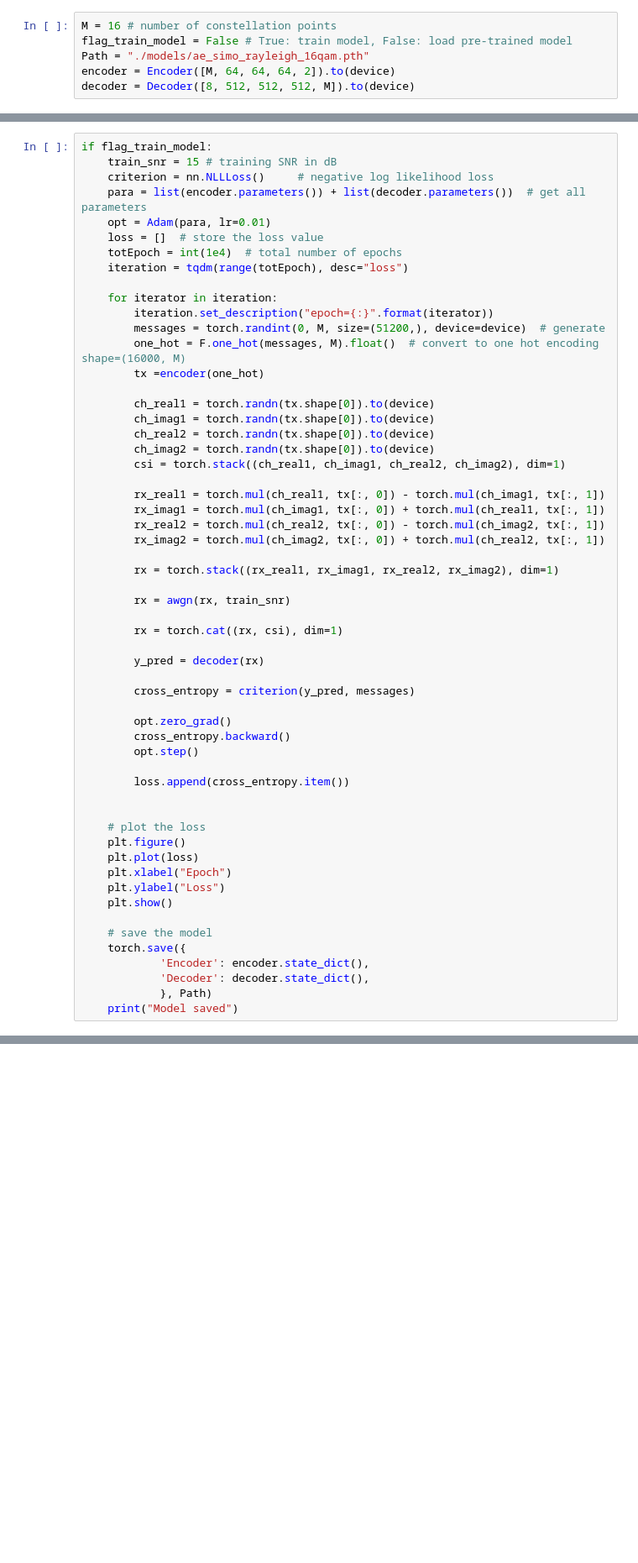
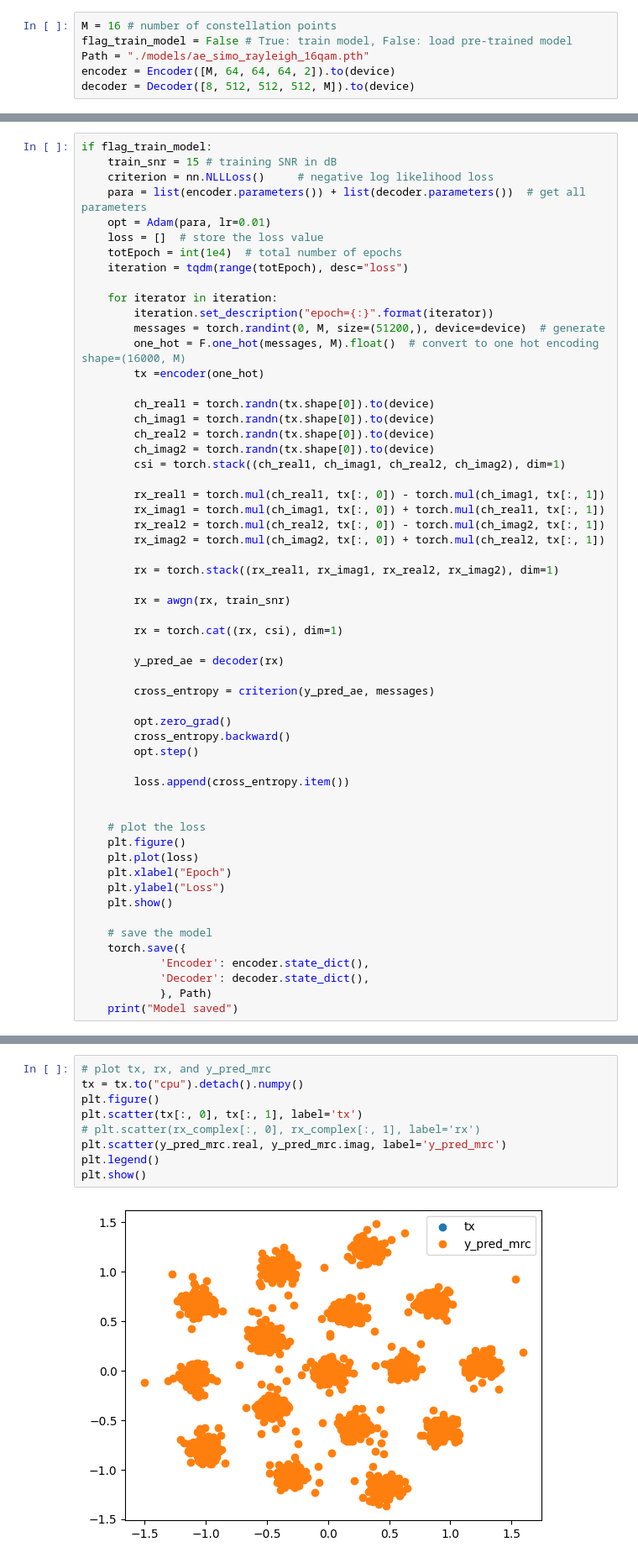
Before and after one commit to yewentai/Auto-Encoder-in-SIMO-System, a Jupyter notebook: AE_SIMO_MQAM_Rayleigh.ipynb, the cells around one changed output, grey strips where cells are left out. Shown at 84% size. Drawn from its saved outputs; the diff is of its cells as text; blank space fills up the shorter version.

```diff
--- a/AE_SIMO_MQAM_Rayleigh.ipynb
+++ b/AE_SIMO_MQAM_Rayleigh.ipynb
@@ -53,9 +62,9 @@ if flag_train_model:
 
         rx = torch.cat((rx, csi), dim=1)
 
-        y_pred = decoder(rx)
+        y_pred_ae = decoder(rx)
 
-        cross_entropy = criterion(y_pred, messages)
+        cross_entropy = criterion(y_pred_ae, messages)
 
         opt.zero_grad()
         cross_entropy.backward()
@@ -160,3 +234,14 @@ KeyboardInterrupt:
+# %%
+# plot tx, rx, and y_pred_mrc
+tx = tx.to("cpu").detach().numpy()
+plt.figure()
+plt.scatter(tx[:, 0], tx[:, 1], label='tx')
+# plt.scatter(rx_complex[:, 0], rx_complex[:, 1], label='rx')
+plt.scatter(y_pred_mrc.real, y_pred_mrc.imag, label='y_pred_mrc')
+plt.legend()
+plt.show()
+# %% [output]
+[figure, added]
 # %%
 # Generate transmitted symbols using the encoder
 num_mess = 6400  # number of messages to test
```
Also changed, not shown: parts of 6 cells of this notebook, 4 other files.
